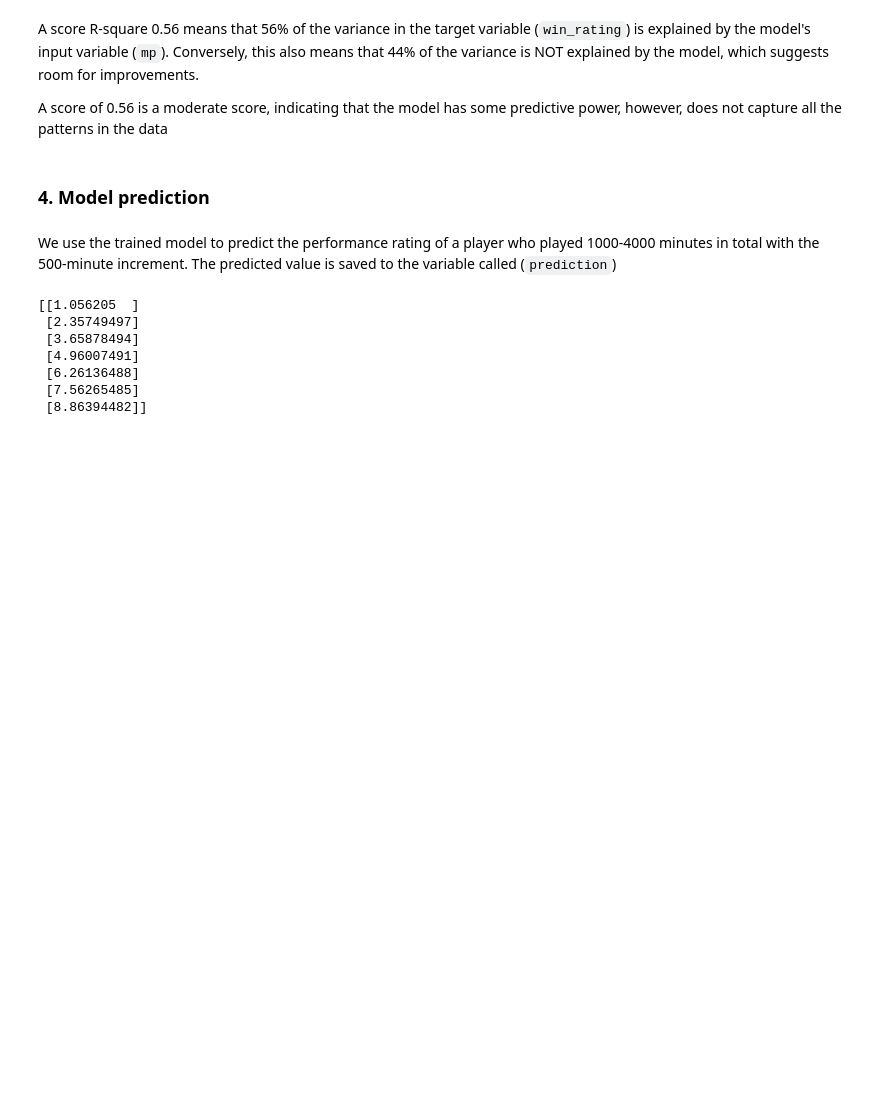
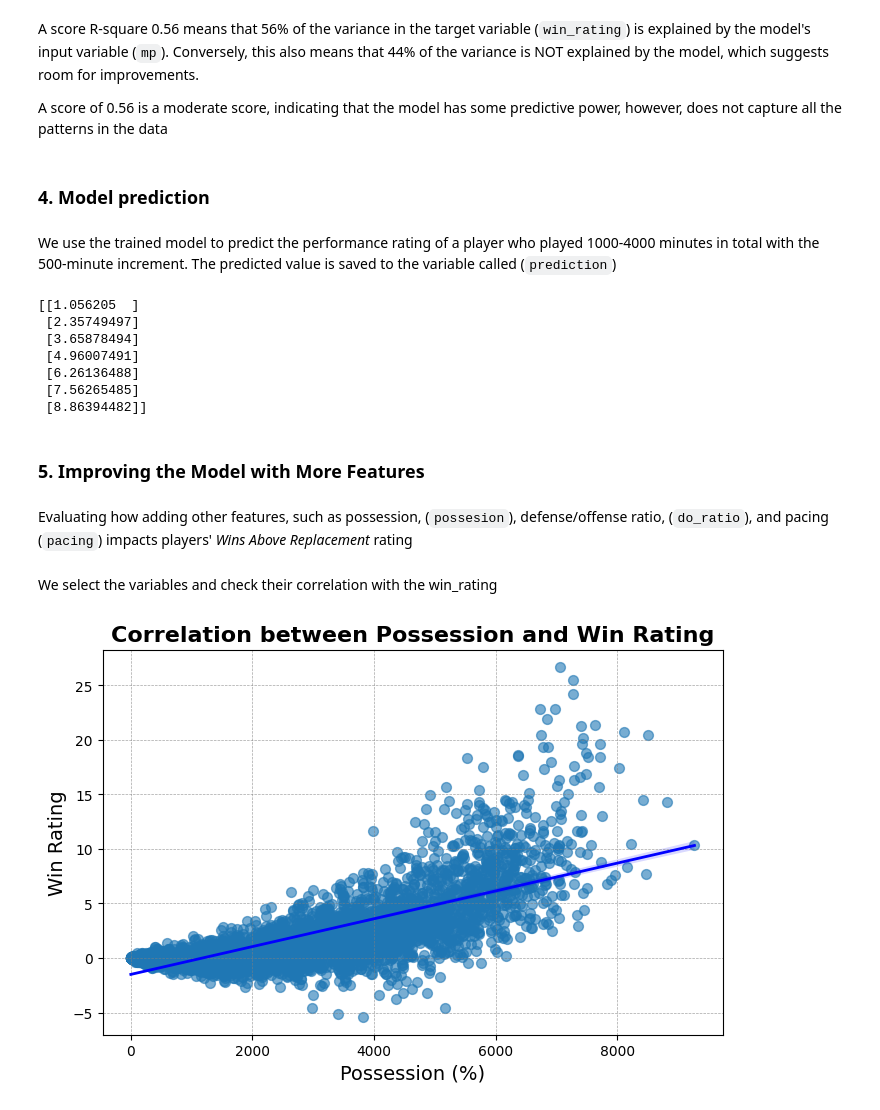
Before and after one commit to Dimasaur/nba_project, a Jupyter notebook: nba_project.ipynb, the cells around one changed output. Cells and saved outputs as stored; diff of their text form; code cells hidden in the pictures; blank space fills up the shorter version.

```diff
--- a/nba_project.ipynb
+++ b/nba_project.ipynb
@@ -158,3 +158,9 @@ print(prediction)
  [6.26136488]
  [7.56265485]
  [8.86394482]]
+# %% [markdown]
+### 5. Improving the Model with More Features
+# %% [markdown]
+Evaluating how adding other features, such as possession, (`possesion`), defense/offense ratio, (`do_ratio`), and pacing (`pacing`) impacts players' *Wins Above Replacement* rating
+# %% [markdown]
+We select the variables and check their correlation with the win_rating
@@ -160,0 +173,16 @@ print(prediction)
+# %%
+# Visualizing the correlaton between possession and win rating
+
+plt.figure(figsize=(8,5))
+sns.regplot(data=data, x='poss', y='win_rating', scatter_kws={'s': 50, 'alpha': 0.6}, line_kws={"color": "blue", "lw": 2})
+
+# Adding titles and labels with enhanced styling
+plt.title("Correlation between Possession and Win Rating", fontsize=16, fontweight='bold')
+plt.xlabel("Possession (%)", fontsize=14)
+plt.ylabel("Win Rating", fontsize=14)
+
+plt.grid(color='gray', linestyle='--', linewidth=0.5, alpha=0.7)
+
+plt.show();
+# %% [output]
+[figure, added]
```
Also changed, not shown: parts of 10 cells of this notebook.
